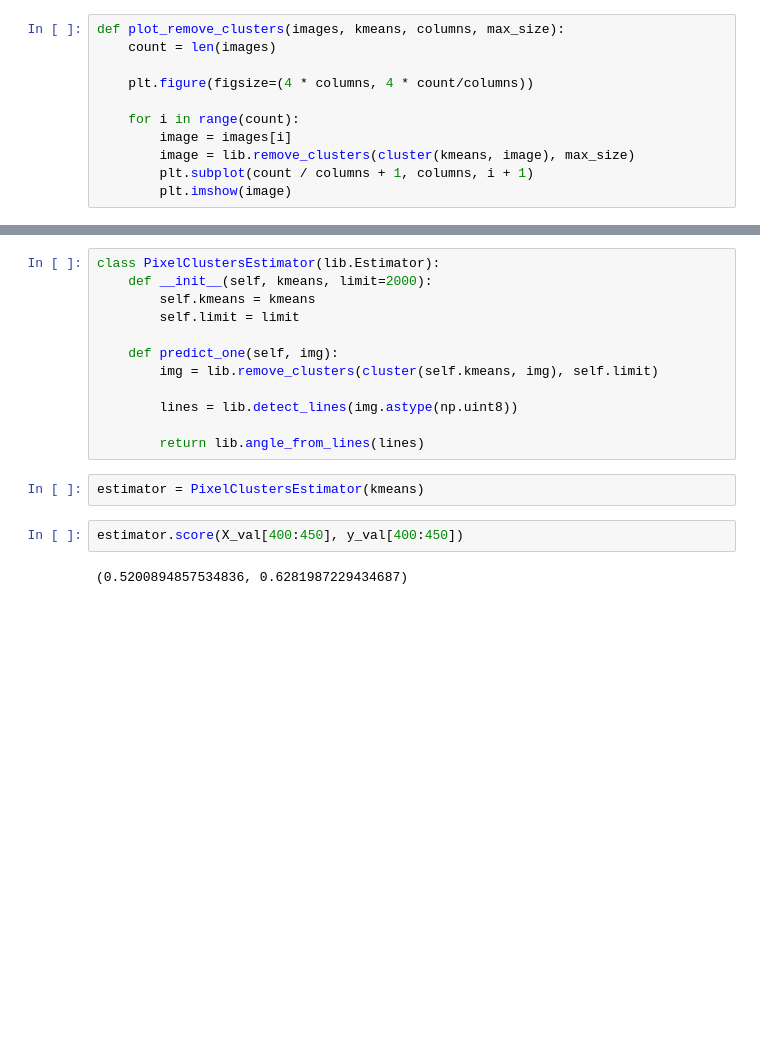
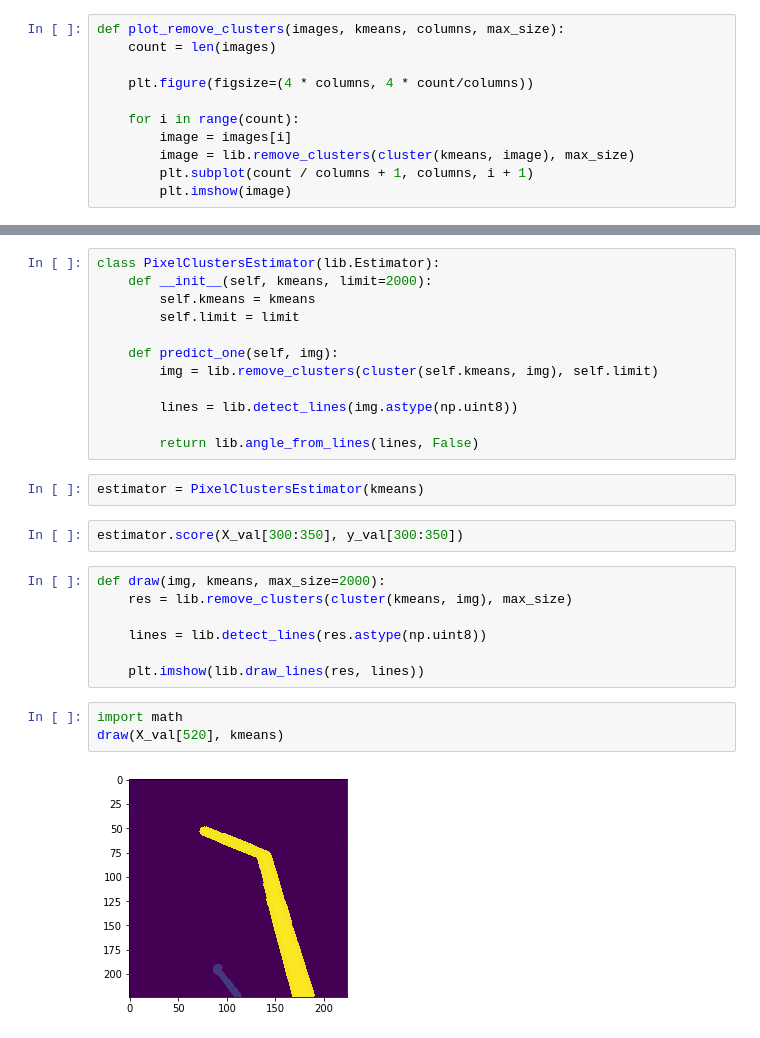
Before and after one commit to cs-isia-racer/notebooks, a Jupyter notebook: src/pixel_clusters.ipynb, the cells around one changed output, grey strips where cells are left out. Saved outputs shown, nothing was run; the diff lists cells and outputs as text; blank space fills up the shorter version.

Commit message:
add support for angle limit in predict lines

```diff
--- a/src/pixel_clusters.ipynb
+++ b/src/pixel_clusters.ipynb
@@ -73,10 +75,20 @@ class PixelClustersEstimator(lib.Estimator):
 
         lines = lib.detect_lines(img.astype(np.uint8))
 
-        return lib.angle_from_lines(lines)
+        return lib.angle_from_lines(lines, False)
 # %%
 estimator = PixelClustersEstimator(kmeans)
 # %%
-estimator.score(X_val[400:450], y_val[400:450])
+estimator.score(X_val[300:350], y_val[300:350])
-# %% [output]
-(0.5200894857534836, 0.6281987229434687)
+# %%
+def draw(img, kmeans, max_size=2000):
+    res = lib.remove_clusters(cluster(kmeans, img), max_size)
+
+    lines = lib.detect_lines(res.astype(np.uint8))
+
+    plt.imshow(lib.draw_lines(res, lines))
+# %%
+import math
+draw(X_val[520], kmeans)
+# %% [output]
+[figure, added]
```
Also changed, not shown: parts of 1 cell of this notebook, 1 other file.
